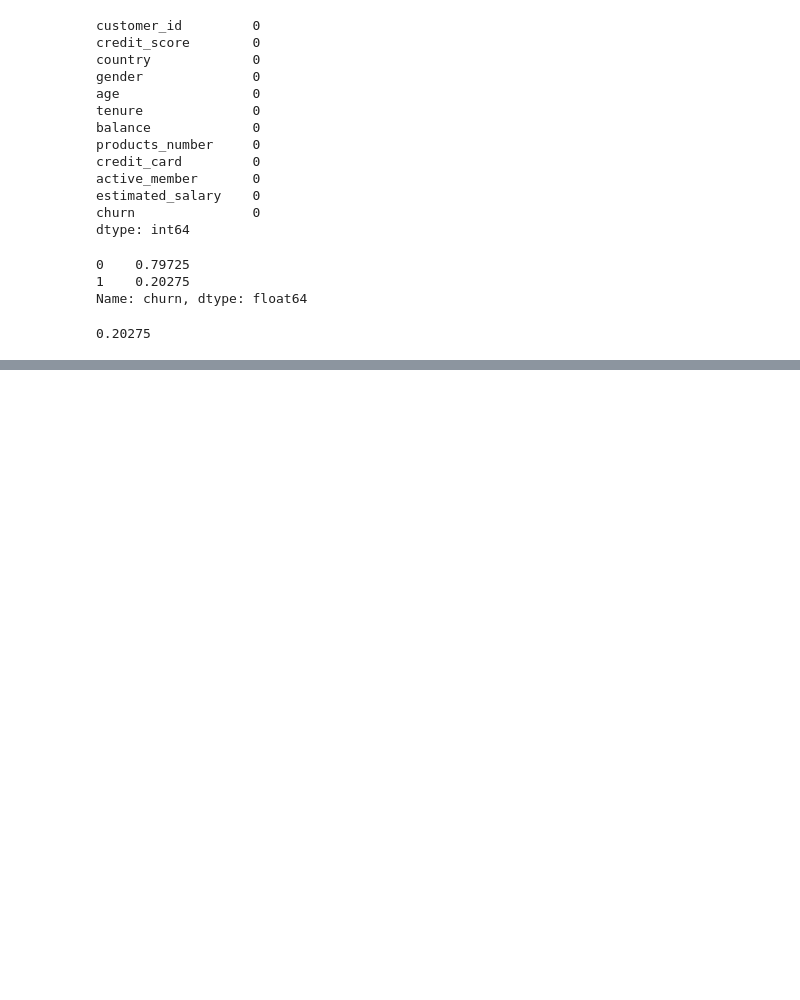
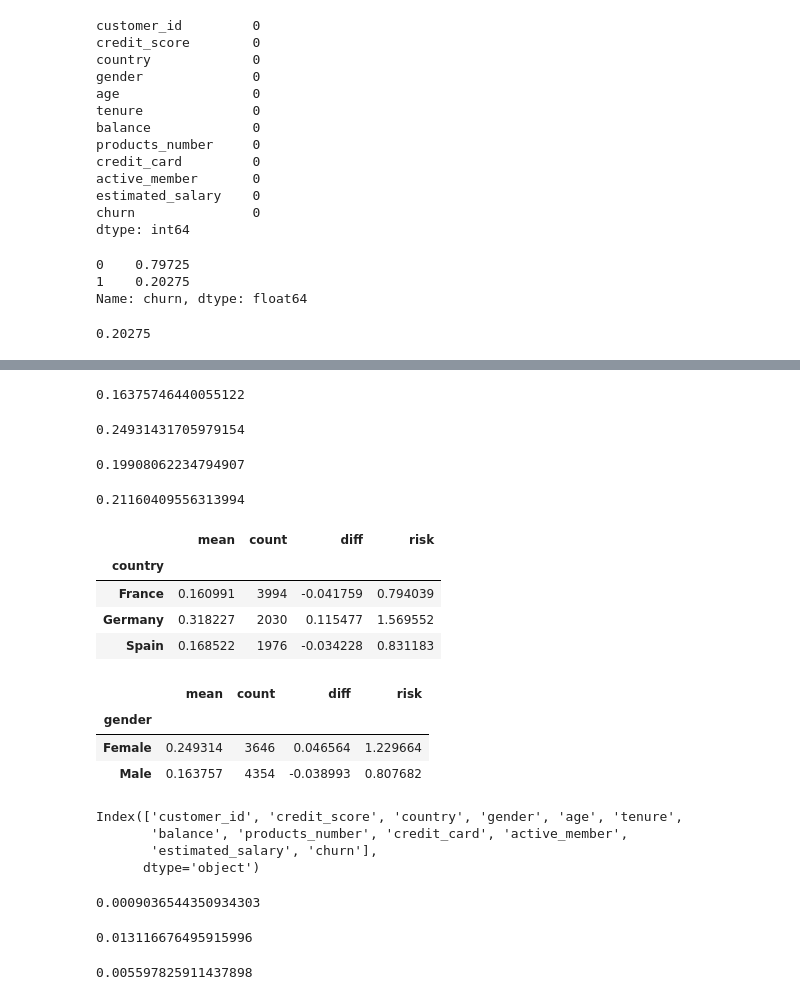
Before and after one commit to arthurkrichards/Side_Projects, a Jupyter notebook: Bank_Customer_Churn.ipynb, the cells around one changed output, grey strips where cells are left out. Cells and saved outputs as stored; diff of their text form; code cells hidden in the pictures; blank space fills up the shorter version.

```diff
--- a/Bank_Customer_Churn.ipynb
+++ b/Bank_Customer_Churn.ipynb
@@ -171,0 +197,2 @@ global_churn_rate
+# %%
+categorical = ['country','gender']
@@ -171,0 +216,8 @@ global_churn_rate
+# %%
+df_full_train[df_full_train.gender == 'Male'].churn.mean()
+# %% [output]
+0.16375746440055122
+# %%
+df_full_train[df_full_train.gender == 'Female'].churn.mean()
+# %% [output]
+0.24931431705979154
@@ -171,0 +226,28 @@ global_churn_rate
+# %%
+churn_w_card = df_full_train[df_full_train.credit_card == 1].churn.mean()
+churn_w_card
+# %% [output]
+0.19908062234794907
+# %%
+churn_wo_card = df_full_train[df_full_train.credit_card == 0].churn.mean()
+churn_wo_card
+# %% [output]
+0.21160409556313994
+# %%
+for c in categorical:
+    df_group = df_full_train.groupby(c).churn.agg(['mean','count'])
+    df_group['diff'] = df_group['mean'] - global_churn_rate
+    df_group['risk'] = df_group['mean'] / global_churn_rate
+    display(df_group)
+    print()
+    print()
+# %% [output]
+|  | mean | count | diff | risk |
+| country |  |  |  |  |
+| France | 0.160991 | 3994 | -0.041759 | 0.794039 |
+| Germany | 0.318227 | 2030 | 0.115477 | 1.569552 |
+| Spain | 0.168522 | 1976 | -0.034228 | 0.831183 |
+|  | mean | count | diff | risk |
+| gender |  |  |  |  |
+| Female | 0.249314 | 3646 | 0.046564 | 1.229664 |
+| Male | 0.163757 | 4354 | -0.038993 | 0.807682 |
@@ -171,0 +256,19 @@ global_churn_rate
+# %%
+df_full_train.columns
+# %% [output]
+Index(['customer_id', 'credit_score', 'country', 'gender', 'age', 'tenure',
+       'balance', 'products_number', 'credit_card', 'active_member',
+       'estimated_salary', 'churn'],
+      dtype='object')
+# %%
+mutual_info_score(df_full_train.churn,df_full_train.tenure)
+# %% [output]
+0.0009036544350934303
+# %%
+mutual_info_score(df_full_train.churn,df_full_train.country)
+# %% [output]
+0.013116676495915996
+# %%
+mutual_info_score(df_full_train.churn,df_full_train.gender)
+# %% [output]
+0.005597825911437898
```
Also changed, not shown: parts of 45 cells of this notebook, 1 other file.
